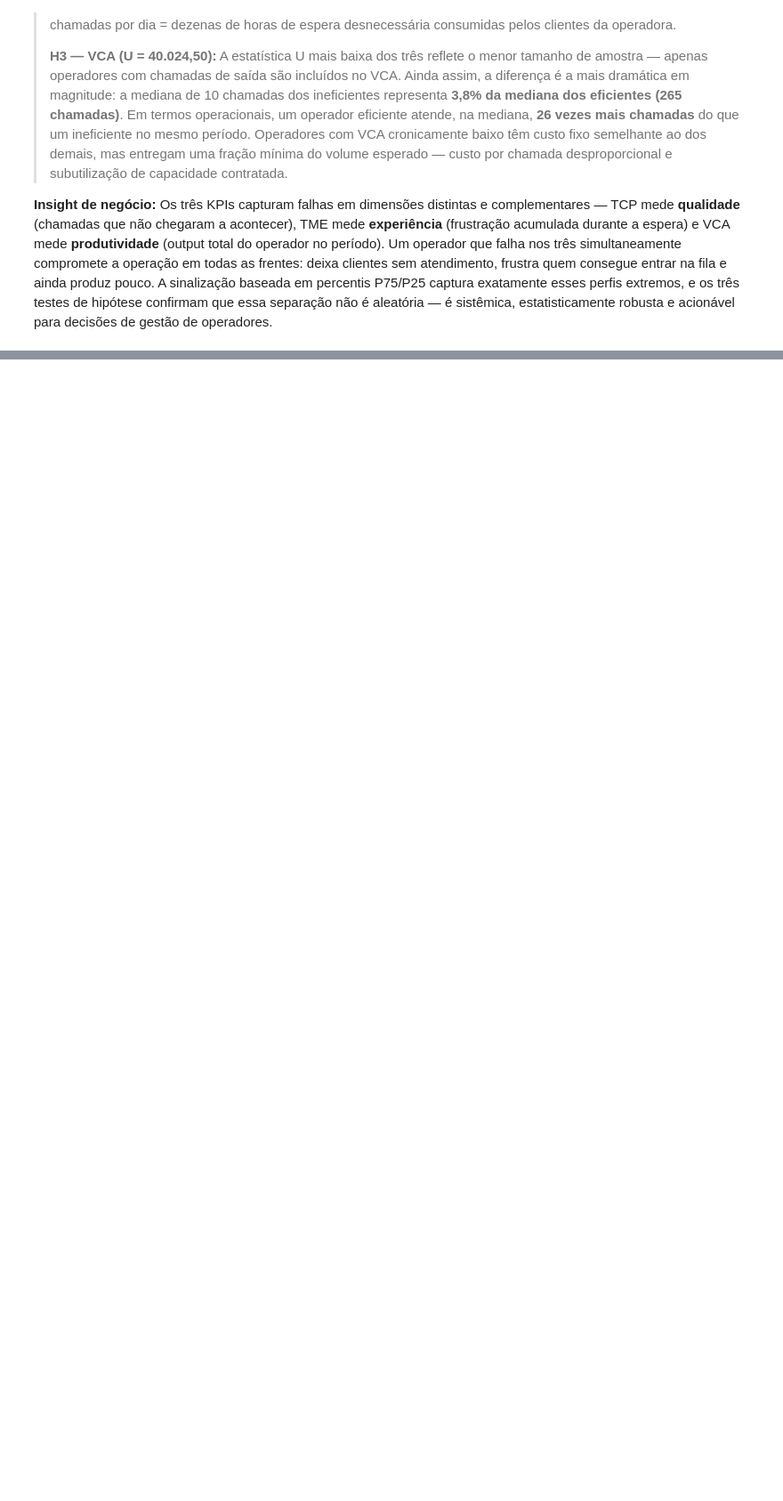
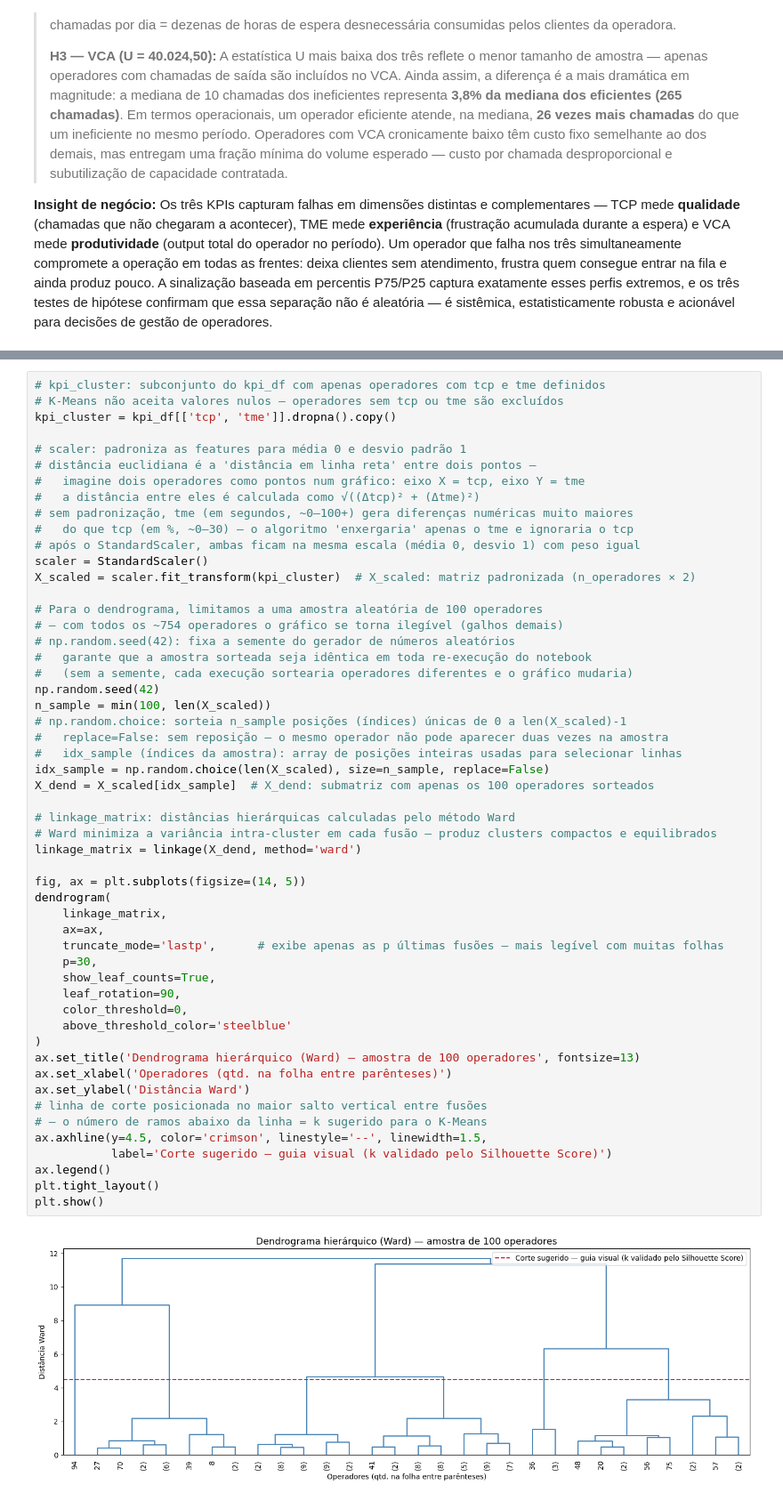
Before and after one commit to raimirsilva/DA-curse-final-project, a Jupyter notebook: notebook/Implementation.ipynb, the cells around one changed output, grey strips where cells are left out. Shown at 89% size. Saved outputs shown, nothing was run; the diff lists cells and outputs as text; blank space fills up the shorter version.

```diff
--- a/notebook/Implementation.ipynb
+++ b/notebook/Implementation.ipynb
@@ -1369,0 +1388,55 @@ Como ler cada resultado:
+# %%
+# kpi_cluster: subconjunto do kpi_df com apenas operadores com tcp e tme definidos
+# K-Means não aceita valores nulos — operadores sem tcp ou tme são excluídos
+kpi_cluster = kpi_df[['tcp', 'tme']].dropna().copy()
+
+# scaler: padroniza as features para média 0 e desvio padrão 1
+# distância euclidiana é a 'distância em linha reta' entre dois pontos —
+#   imagine dois operadores como pontos num gráfico: eixo X = tcp, eixo Y = tme
+#   a distância entre eles é calculada como √((Δtcp)² + (Δtme)²)
+# sem padronização, tme (em segundos, ~0–100+) gera diferenças numéricas muito maiores
+#   do que tcp (em %, ~0–30) — o algoritmo 'enxergaria' apenas o tme e ignoraria o tcp
+# após o StandardScaler, ambas ficam na mesma escala (média 0, desvio 1) com peso igual
+scaler = StandardScaler()
+X_scaled = scaler.fit_transform(kpi_cluster)  # X_scaled: matriz padronizada (n_operadores × 2)
+
+# Para o dendrograma, limitamos a uma amostra aleatória de 100 operadores
+# — com todos os ~754 operadores o gráfico se torna ilegível (galhos demais)
+# np.random.seed(42): fixa a semente do gerador de números aleatórios
+#   garante que a amostra sorteada seja idêntica em toda re-execução do notebook
+#   (sem a semente, cada execução sortearia operadores diferentes e o gráfico mudaria)
+np.random.seed(42)
+n_sample = min(100, len(X_scaled))
+# np.random.choice: sorteia n_sample posições (índices) únicas de 0 a len(X_scaled)-1
+#   replace=False: sem reposição — o mesmo operador não pode aparecer duas vezes na amostra
+#   idx_sample (índices da amostra): array de posições inteiras usadas para selecionar linhas
+idx_sample = np.random.choice(len(X_scaled), size=n_sample, replace=False)
+X_dend = X_scaled[idx_sample]  # X_dend: submatriz com apenas os 100 operadores sorteados
+
+# linkage_matrix: distâncias hierárquicas calculadas pelo método Ward
+# Ward minimiza a variância intra-cluster em cada fusão — produz clusters compactos e equilibrados
+linkage_matrix = linkage(X_dend, method='ward')
+
+fig, ax = plt.subplots(figsize=(14, 5))
+dendrogram(
+    linkage_matrix,
+    ax=ax,
+    truncate_mode='lastp',      # exibe apenas as p últimas fusões — mais legível com muitas folhas
+    p=30,
+    show_leaf_counts=True,
+    leaf_rotation=90,
+    color_threshold=0,
+    above_threshold_color='steelblue'
+)
+ax.set_title('Dendrograma hierárquico (Ward) — amostra de 100 operadores', fontsize=13)
+ax.set_xlabel('Operadores (qtd. na folha entre parênteses)')
+ax.set_ylabel('Distância Ward')
+# linha de corte posicionada no maior salto vertical entre fusões
+# — o número de ramos abaixo da linha = k sugerido para o K-Means
+ax.axhline(y=4.5, color='crimson', linestyle='--', linewidth=1.5,
+           label='Corte sugerido — guia visual (k validado pelo Silhouette Score)')
+ax.legend()
+plt.tight_layout()
+plt.show()
+# %% [output]
+[figure, added]
```
Also changed, not shown: parts of 15 cells of this notebook.
